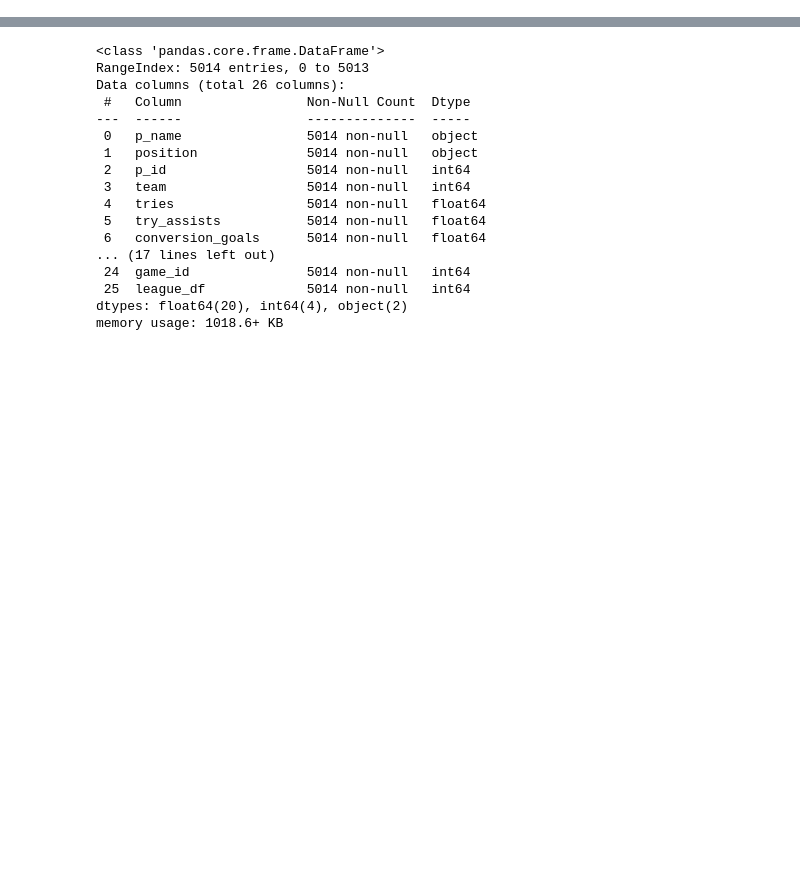
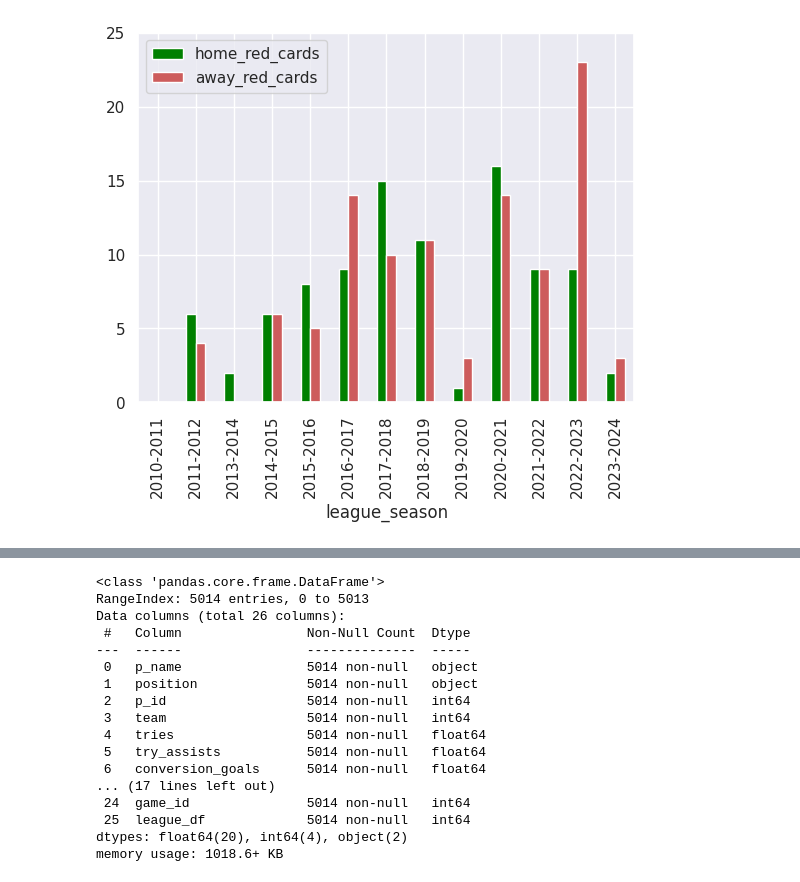
Before and after one commit to CGrosh/Rugby_DB_Analysis, a Jupyter notebook: scrape_code/stat_test.ipynb, the cells around one changed output, grey strips where cells are left out. Saved outputs shown, nothing was run; the diff lists cells and outputs as text; code cells hidden in the pictures; blank space fills up the shorter version.

```diff
--- a/scrape_code/stat_test.ipynb
+++ b/scrape_code/stat_test.ipynb
@@ -64,0 +261,6 @@ memory usage: 81.6+ KB
+# %%
+season_rc_df = t14_game_df.groupby('league_season')[['home_red_cards', 'away_red_cards']].sum()
+ax = season_rc_df.plot.bar(color=['Green', 'IndianRed'], rot=90, ylim=(0,25))
+plt.show()
+# %% [output]
+[figure, added]
```
Also changed, not shown: parts of 79 cells of this notebook, 2 other files.
